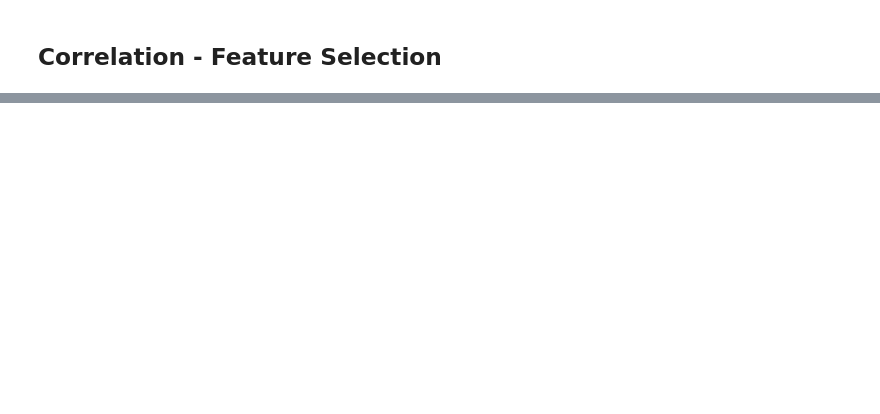
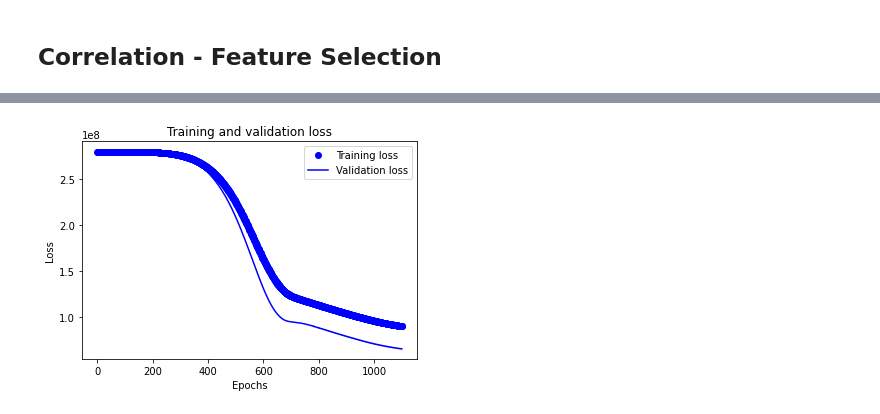
Before and after one commit to code-aesthete/AI-Q2-learning-resources, a Jupyter notebook: DLAssignments/Car Price Prediction assignment.ipynb, the cells around one changed output, grey strips where cells are left out. Saved outputs shown, nothing was run; the diff lists cells and outputs as text; code cells hidden in the pictures; blank space fills up the shorter version.

```diff
--- a/DLAssignments/Car Price Prediction assignment.ipynb
+++ b/DLAssignments/Car Price Prediction assignment.ipynb
@@ -207,0 +294,14 @@ x.corr()>0.85
+# %%
+# BUILDING MODEL
+from keras import layers
+from keras import models
+
+model = models.Sequential()
+
+model.add(layers.Dense(13, activation='relu', input_shape=(train_data.shape[1],)))
+model.add(layers.Dense(11, activation='relu')) ###
+model.add(layers.Dense(10, activation='relu'))
+model.add(layers.Dense(8, activation='relu')) ###
+model.add(layers.Dense(6, activation='relu'))
+model.add(layers.Dense(4, activation='relu')) ###
+model.add(layers.Dense(1))
@@ -207,0 +332,3 @@ x.corr()>0.85
+# %%
+# COMPILING
+model.compile(optimizer='rmsprop', loss='mse', metrics=['mae'])
@@ -207,0 +343,8 @@ x.corr()>0.85
+# %%
+val_data = validation_data
+val_targets = validation_targets
+
+val_data.shape
+# val_targets.shape
+# val_targets
+val_targets.shape
@@ -207,0 +353,3 @@ x.corr()>0.85
+# %%
+# FITTING
+history = model.fit(train_data, train_targets, epochs=1100, batch_size=256, validation_data= (val_data, val_targets))
@@ -207,0 +374,14 @@ x.corr()>0.85
+# %%
+import matplotlib.pyplot as plt
+loss = history.history['loss']
+val_loss = history.history['val_loss']
+epochs = range(1, len(loss) + 1)
+plt.plot(epochs, loss, 'bo', label='Training loss')
+plt.plot(epochs, val_loss, 'b', label='Validation loss')
+plt.title('Training and validation loss')
+plt.xlabel('Epochs')
+plt.ylabel('Loss')
+plt.legend()
+plt.show()
+# %% [output]
+[figure, added]
```
Also changed, not shown: parts of 38 cells of this notebook.
